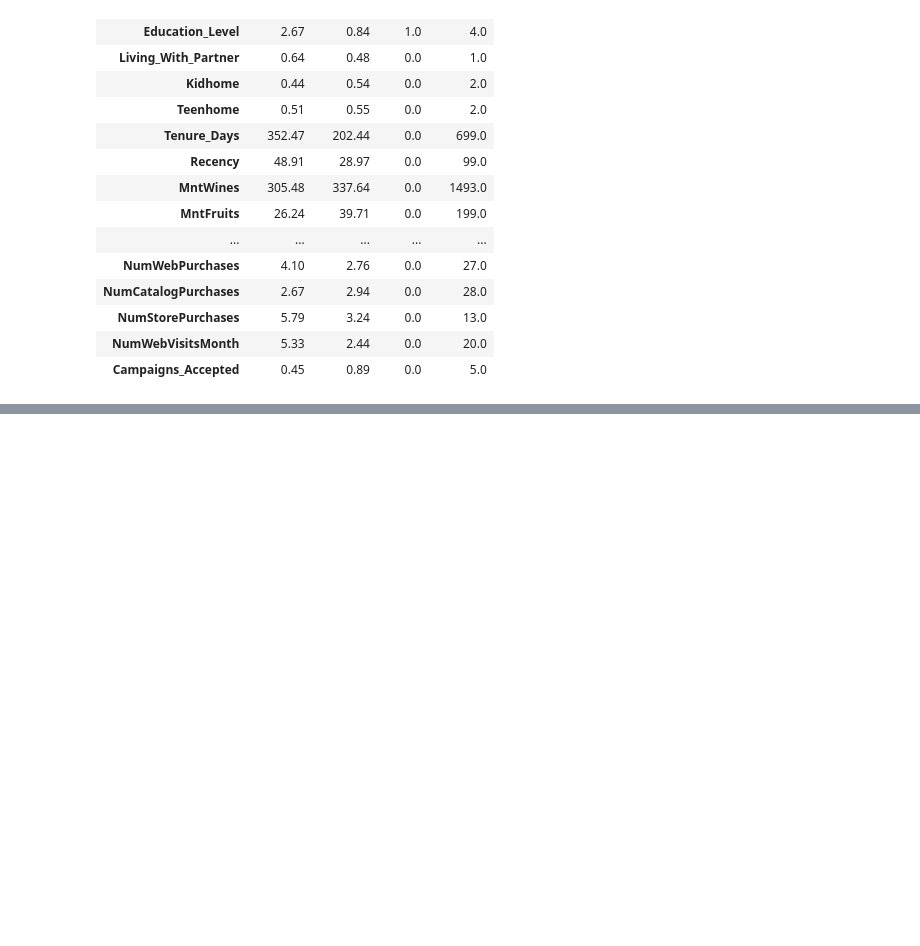
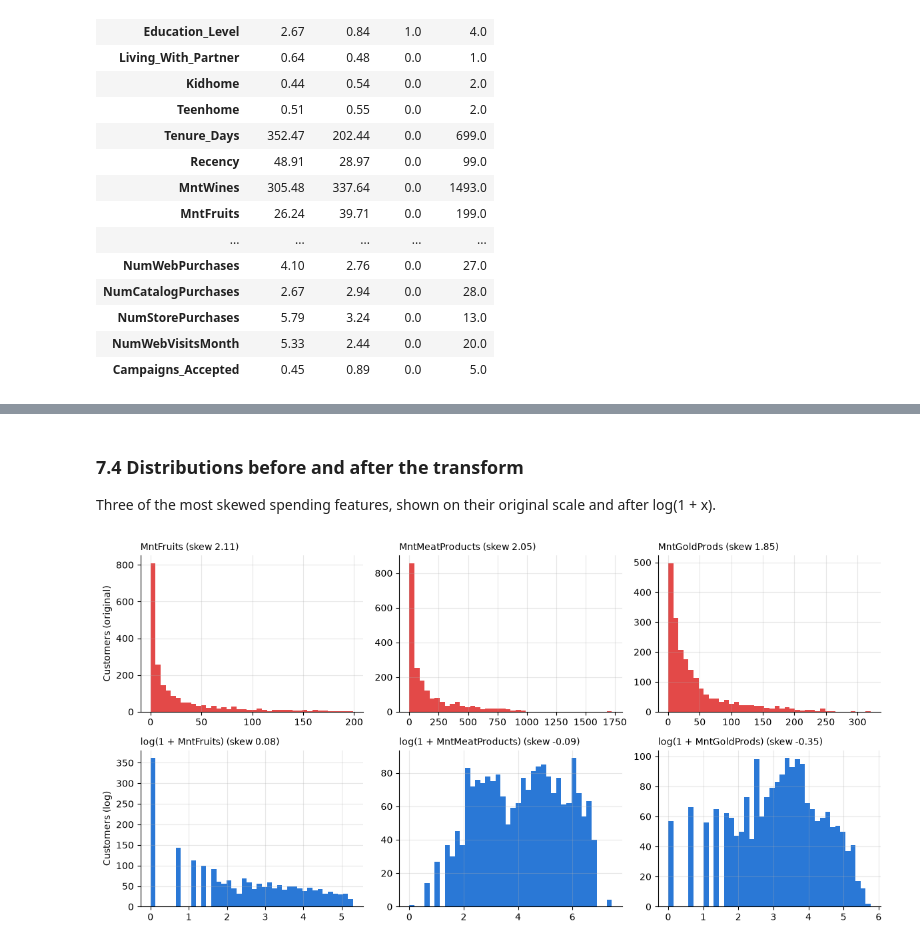
Before and after one commit to nadiagul01/customer-segmentation, a Jupyter notebook: notebooks/customer_segmentation.ipynb, the cells around one changed output, grey strips where cells are left out. Drawn from its saved outputs; the diff is of its cells as text; code cells hidden in the pictures; blank space fills up the shorter version.

```diff
--- a/notebooks/customer_segmentation.ipynb
+++ b/notebooks/customer_segmentation.ipynb
@@ -332,0 +456,27 @@ Missing values: 0
+# %%
+SKEW_THRESHOLD = 1.0
+skewed = X.skew()
+LOG_FEATURES = skewed[skewed > SKEW_THRESHOLD].index.tolist()
+assert (X[LOG_FEATURES] >= 0).all().all(), "log1p needs non-negative values"
+
+X_model = X.copy()
+X_model[LOG_FEATURES] = np.log1p(X_model[LOG_FEATURES])
+
+scaler = StandardScaler()
+X_scaled = pd.DataFrame(scaler.fit_transform(X_model), columns=CLUSTER_FEATURES, index=X.index)
+
+before = (X - X.mean()) / X.std(ddof=0)
+comparison = pd.DataFrame({
+    "skew before": X[LOG_FEATURES].skew().round(2),
+    "skew after": X_model[LOG_FEATURES].skew().round(2),
+    "|z| > 3 before": (before[LOG_FEATURES].abs() > 3).sum(),
+    "|z| > 3 after": (X_scaled[LOG_FEATURES].abs() > 3).sum(),
+})
+
+any_before = int((before.abs() > 3).any(axis=1).sum())
+any_after = int((X_scaled.abs() > 3).any(axis=1).sum())
+print(f"Log-transformed features ({len(LOG_FEATURES)}): {LOG_FEATURES}")
+print(f"Customers with at least one |z| > 3: {any_before} ({any_before / len(X):.1%}) "
+      f"-> {any_after} ({any_after / len(X):.1%})")
+print(f"Customers kept: {len(X_scaled):,} of {len(X):,}")
+comparison
@@ -332,0 +498,20 @@ Missing values: 0
+# %% [markdown]
+### 7.4 Distributions before and after the transform
+
+Three of the most skewed spending features, shown on their original scale and after log(1 + x).
+# %%
+examples = [c for c in ["MntFruits", "MntMeatProducts", "MntGoldProds"] if c in LOG_FEATURES]
+fig, axes = plt.subplots(2, len(examples), figsize=(4 * len(examples), 6))
+axes = np.atleast_2d(axes)
+for j, col in enumerate(examples):
+    axes[0, j].hist(X[col], bins=40, color=RED)
+    axes[0, j].set_title(f"{col} (skew {X[col].skew():.2f})", loc="left", fontsize=10)
+    axes[1, j].hist(X_model[col], bins=40, color=BLUE)
+    axes[1, j].set_title(f"log(1 + {col}) (skew {X_model[col].skew():.2f})", loc="left", fontsize=10)
+axes[0, 0].set_ylabel("Customers (original)")
+axes[1, 0].set_ylabel("Customers (log)")
+fig.tight_layout()
+fig.savefig(FIG_DIR / "02_log_transform.png", dpi=150)
+plt.show()
+# %% [output]
+[figure, added]
```
Also changed, not shown: parts of 22 cells of this notebook.
